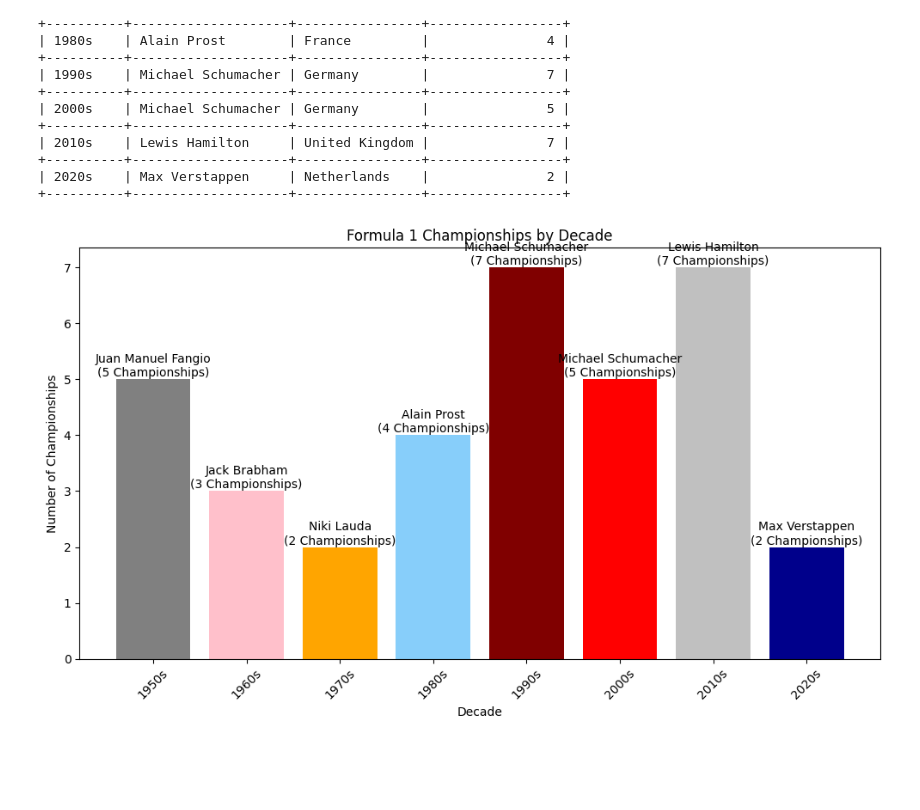
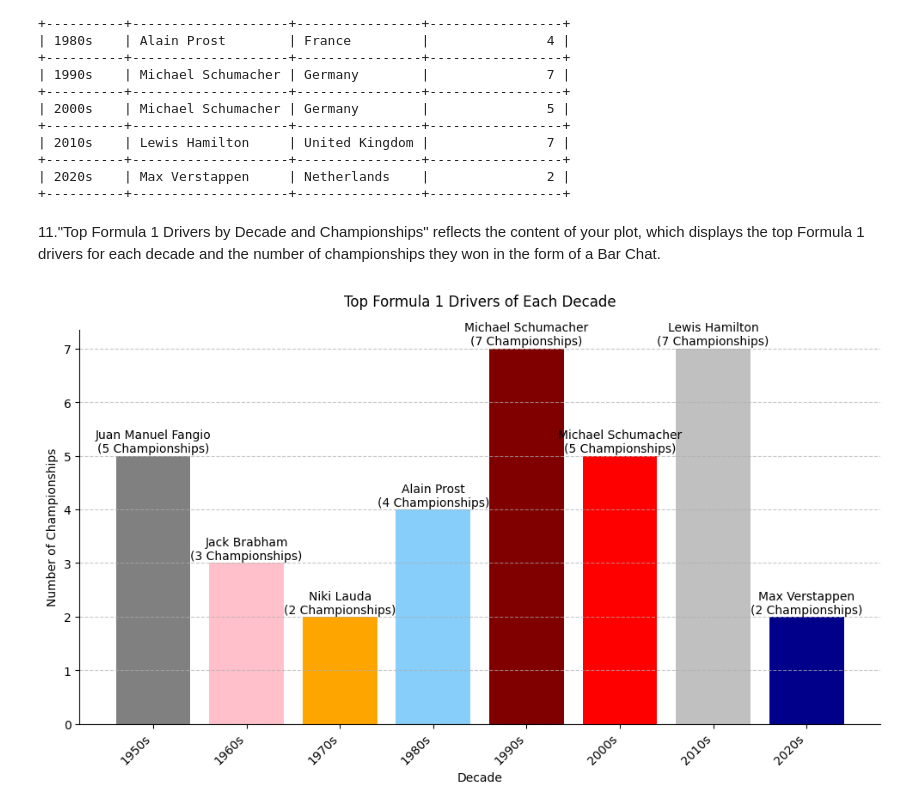
Before and after one commit to Manish-045029/Python-045029, a Jupyter notebook: 045029_Python_Project.ipynb, the cells around one changed output. Cells and saved outputs as stored; diff of their text form; code cells hidden in the pictures; blank space fills up the shorter version.

```diff
--- a/045029_Python_Project.ipynb
+++ b/045029_Python_Project.ipynb
@@ -630,42 +667,57 @@ print(table)
 +----------+--------------------+----------------+-----------------+
 | 2020s    | Max Verstappen     | Netherlands    |               2 |
 +----------+--------------------+----------------+-----------------+
+# %% [markdown]
+11."Top Formula 1 Drivers by Decade and Championships" reflects the content of your plot, which displays the top Formula 1 drivers for each decade and the number of championships they won in the form of a Bar Chat.
 # %%
 import matplotlib.pyplot as plt
 
 # Define the data
 decades = ['1950s', '1960s', '1970s', '1980s', '1990s', '2000s', '2010s', '2020s']
 championships = [5, 3, 2, 4, 7, 5, 7, 2]
 drivers = [
     'Juan Manuel Fangio', 'Jack Brabham', 'Niki Lauda', 'Alain Prost',
     'Michael Schumacher', 'Michael Schumacher', 'Lewis Hamilton', 'Max Verstappen'
 ]
 colors = ['grey', 'pink', 'orange', 'lightskyblue', 'maroon', 'red', 'silver', 'darkblue']
 
-# Create the histogram with different colors and annotations
-plt.figure(figsize=(10, 6))
-bars = plt.bar(decades, championships, color=colors)
+# Create the figure and axis objects
+fig, ax = plt.subplots(figsize=(10, 6))
+
+# Create the histogram with different colors
+bars = ax.bar(decades, championships, color=colors)
 
 # Annotate the bars with driver names and championships
 for bar, driver, championship in zip(bars, drivers, championships):
-    plt.text(
-        bar.get_x() + bar.get_width() / 2,
-        bar.get_height(),
+    ax.annotate(
         f'{driver}\n({championship} Championships)',
+        xy=(bar.get_x() + bar.get_width() / 2, bar.get_height()),
+        xytext=(0, 3),  # Offset for better positioning of text
+        textcoords="offset points",
         ha='center',
-        va='bottom',
         fontsize=10,
         color='black'
     )
 
-# Add labels and title
-plt.xlabel('Decade')
-plt.ylabel('Number of Championships')
-plt.title('Formula 1 Championships by Decade')
+# Add labels and title with increased spacing
+ax.set_xlabel('Decade')
+ax.set_ylabel('Number of Championships')
+ax.set_title("Top Formula 1 Drivers of Each Decade", pad=20)  # Adjust the 'pad' parameter
+
+# Rotate x-axis labels for better readability
+plt.xticks(rotation=45, ha='right')
+
+# Remove the spines (the lines surrounding the plot)
+ax.spines['top'].set_visible(False)
+ax.spines['right'].set_visible(False)
+
+# Add a grid for better reference
+ax.grid(axis='y', linestyle='--', alpha=0.7)
+
+# Adjust layout for better spacing
+plt.tight_layout()
 
 # Show the plot
-plt.xticks(rotation=45)
-plt.tight_layout()
 plt.show()
 # %% [output]
-[figure, old version]
+[figure, new version]
```
Also changed, not shown: parts of 18 cells of this notebook.
